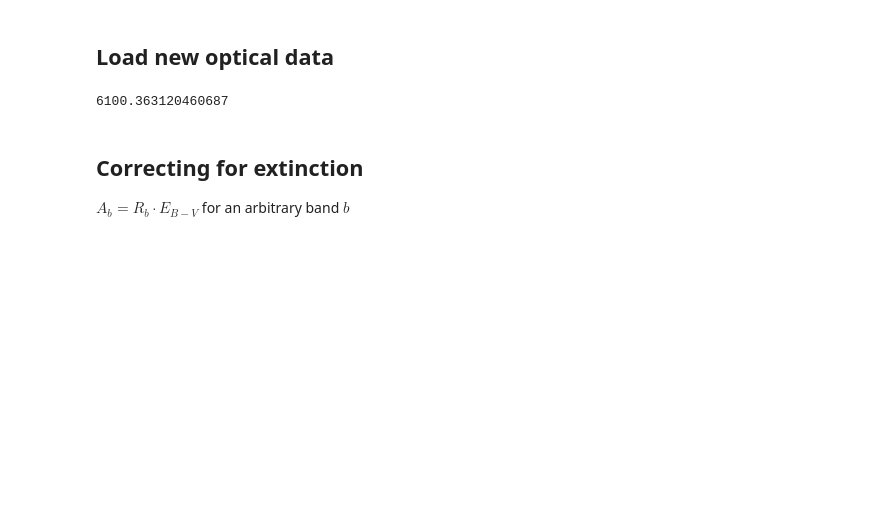
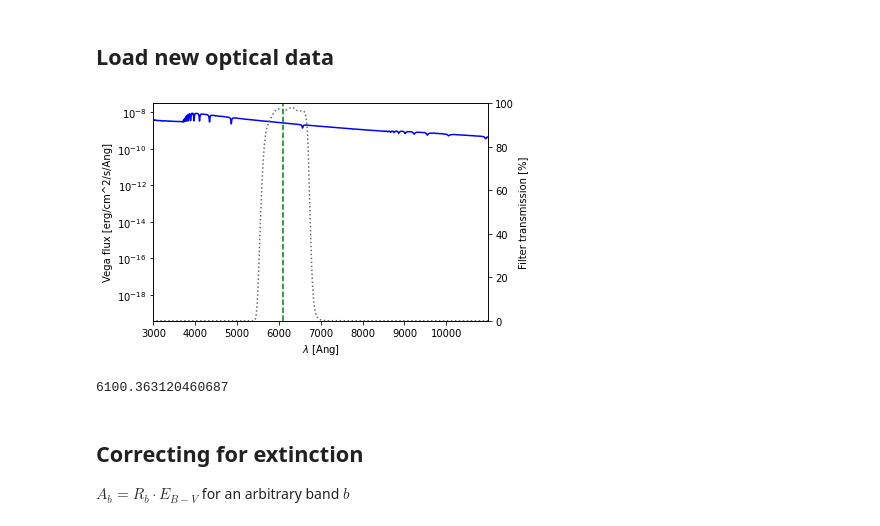
Before and after one commit to cgobat/dark-GRBs, a Jupyter notebook: exploratory.ipynb, the cells around one changed output. Saved outputs shown, nothing was run; the diff lists cells and outputs as text; code cells hidden in the pictures; blank space fills up the shorter version.

```diff
--- a/exploratory.ipynb
+++ b/exploratory.ipynb
@@ -304,36 +296,42 @@ for col in ["GRB","TriggerNumber","Observatory","Instrument","Source","E(B-V)"]:
 new_optical.drop(new_optical[new_optical["Magnitude"]=="spectroscopy only"].index,axis=0,inplace=True)
 new_optical["mag_w_err"] = [AsymmetricUncertainty(mag,err,err) if isinstance(err,(float,int)) else AsymmetricUncertainty(mag,np.inf,0) for mag,err in new_optical[["Magnitude","Mag error"]].values]
 # %%
-def effective_wavelength(filter_response): # pass a dataframe with columns Wavelength (in Ang), Transmission (in %)
+def effective_wavelength(filter_response,show_plot=False): # pass a dataframe with columns Wavelength (in Ang), Transmission (in %)
     vega_spec = pd.read_table("http://svo2.cab.inta-csic.es/svo/theory/fps3/morefiles/vega.dat",
                               delimiter=" ",header=None,names=["Wavelength","Flux"])
     vega_function = interpolate.interp1d(vega_spec["Wavelength"],vega_spec["Flux"])
     response_function = interpolate.interp1d(filter_response["Wavelength"],filter_response["Transmission"])
 
     dl = 0.1 # Angstrom
 
     domain = np.arange(filter_response["Wavelength"].min(),filter_response["Wavelength"].max(),dl)
     numerator = np.sum([domain*vega_function(domain)*response_function(domain)*dl])
     denominator = np.sum([vega_function(domain)*response_function(domain)*dl])
     lambda_eff = numerator/denominator
-
-#     plt.plot(vega_spec.Wavelength,vega_spec.Flux)
-#     plt.yscale("log")
-#     plt.twinx()
-#     plt.plot(filter_response.Wavelength,filter_response.Transmission)
-#     plt.xscale("log")
-#     plt.vlines([lambda_eff],0,100,"r")
-#     plt.show()
+    if show_plot:
+        plt.plot(vega_spec.Wavelength,vega_spec.Flux,"b")
+        plt.yscale("log")
+        plt.ylabel("Vega flux [erg/cm^2/s/Ang]")
+        plt.xlabel(r"$\lambda$ [Ang]")
+        plt.twinx()
+        plt.plot(filter_response.Wavelength,filter_response.Transmission,color="dimgrey",linestyle=":")
+        #plt.xscale("log")
+        plt.ylabel("Filter transmission [%]")
+        plt.vlines([lambda_eff],0,100,color="g",linestyle="--")
+        plt.xlim(domain.min(), domain.max())
+        plt.ylim(0,100)
+        plt.show()
 
     return lambda_eff
 
 I_filter = pd.read_table("http://www2.lowell.edu/rsch/LMI/I.txt")
 rprime_filter = pd.read_table("http://www2.lowell.edu/rsch/LMI/r-band.txt").drop(columns=["T%"],axis=0)
 rprime_filter.columns = ["Wavelength","Transmission"]
 rprime_filter["Wavelength"] *= 10
 
-effective_wavelength(rprime_filter)
+effective_wavelength(rprime_filter,show_plot=True)
 # %% [output]
+[figure, added]
 6100.363120460687
 # %% [markdown]
 ## Correcting for extinction
```
Also changed, not shown: parts of 21 cells of this notebook, 3 other files.
